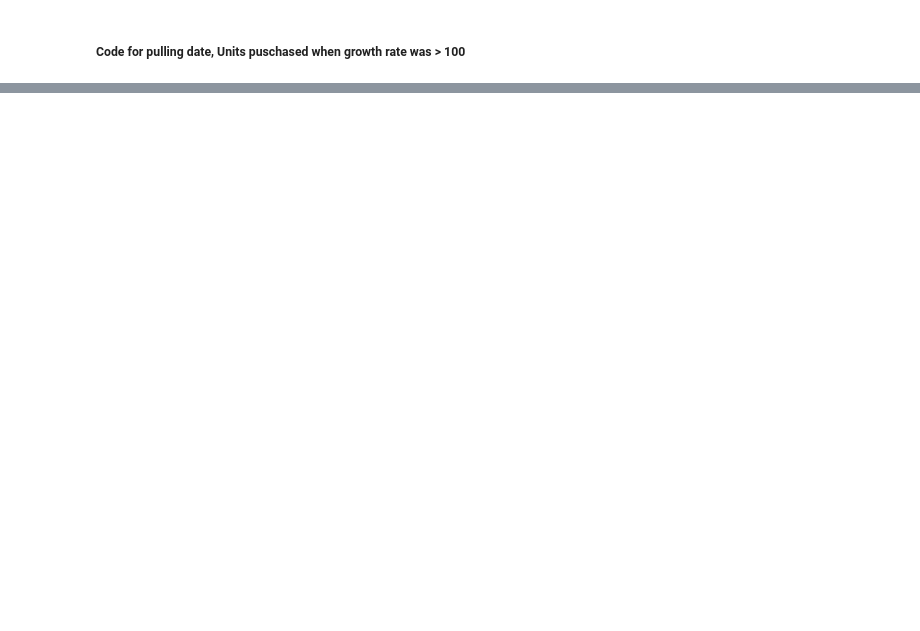
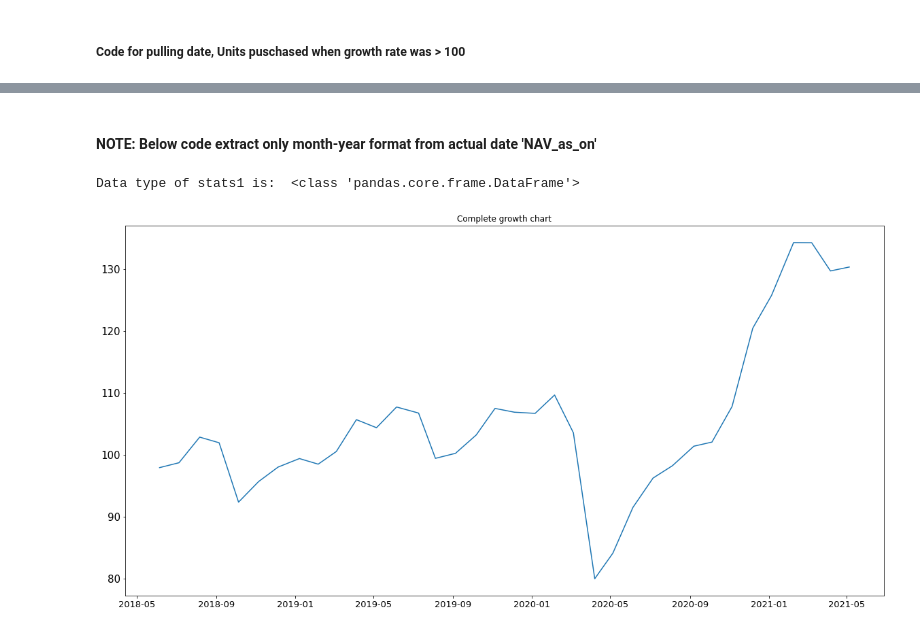
Before and after one commit to pradeepn2011/My_1st_Python3_projects, a Jupyter notebook: 1_pgm_market_growth.ipynb, the cells around one changed output, grey strips where cells are left out. Drawn from its saved outputs; the diff is of its cells as text; code cells hidden in the pictures; blank space fills up the shorter version.

Commit message:
enhancement with graphics
graphs implemented for Market project

```diff
--- a/1_pgm_market_growth.ipynb
+++ b/1_pgm_market_growth.ipynb
@@ -88,0 +43,60 @@ Data showing when Growth rate is above 100%:
+# %% [markdown]
+#### NOTE: Below code extract only month-year format from actual date 'NAV_as_on'
+# %%
+stats1 = file.parse("stats")
+#stats1 is a DataFrame which has excel sheet 'stats' all the data.
+print("Data type of stats1 is: ",type(stats1))
+#print(stats1)
+
+#NOTE: Below code extract only month-year format from actual date 'NAV_as_on'
+# 'MnthYr' is a new column in the Dataframe and will be appended in the end.
+
+stats1['MnthYr'] = pd.to_datetime(stats1['NAV_as_on']).dt.strftime('%m-%Y')
+#print(stats1)
+
+var = stats1.loc[stats1["GrowthRate"] > 100]["MnthYr"]
+var2 = stats1.loc[stats1["GrowthRate"] > 100]["GrowthRate"]
+#print(var, var2)
+# %% [output]
+Data type of stats1 is:  <class 'pandas.core.frame.DataFrame'>
+# %%
+#### Below code to draw graph for the  growth rate above 100
+
+import matplotlib.pyplot as plt
+plt.rcParams["figure.figsize"]=20,10 #this line of code is used to set the graph size
+
+plt.xticks(fontsize=13 )#Used to set font size of the x-axis
+plt.yticks(fontsize=15 )#Used to set font size of the y-axis
+
+plt.xlabel('month/year')#Will display month-year on x-axis
+plt.ylabel('growth')#Will display growth rate on y-axis
+plt.title('Growth >100' )
+
+plt.plot(var,var2)
+plt.show() #This graph show when the market growth was > 100%
+# %%
+#### Below code to draw graph for the complete growth chart
+
+stats1 = file.parse("stats")
+#stats1['Yr'] = pd.to_datetime(stats1['NAV_as_on']).dt.strftime('%Y')
+
+#var = stats1.loc[stats1['GrowthRate']]['yr']
+#var2 = stats1.loc[stats1['GrowthRate']]['GrowthRate']
+
+import matplotlib.pyplot as plt
+
+plt.rcParams['figure.figsize']=20,10
+
+plt.xticks(fontsize=13)
+plt.yticks(fontsize=15)
+
+x1 = stats1['NAV_as_on']
+y1 = stats1['GrowthRate']
+
+#print(x1, x2)
+
+plt.title('Complete growth chart')
+plt.plot(x1,y1)
+plt.show()
+# %% [output]
+[figure, added]
```
Also changed, not shown: parts of 9 cells of this notebook, 1 other file.
